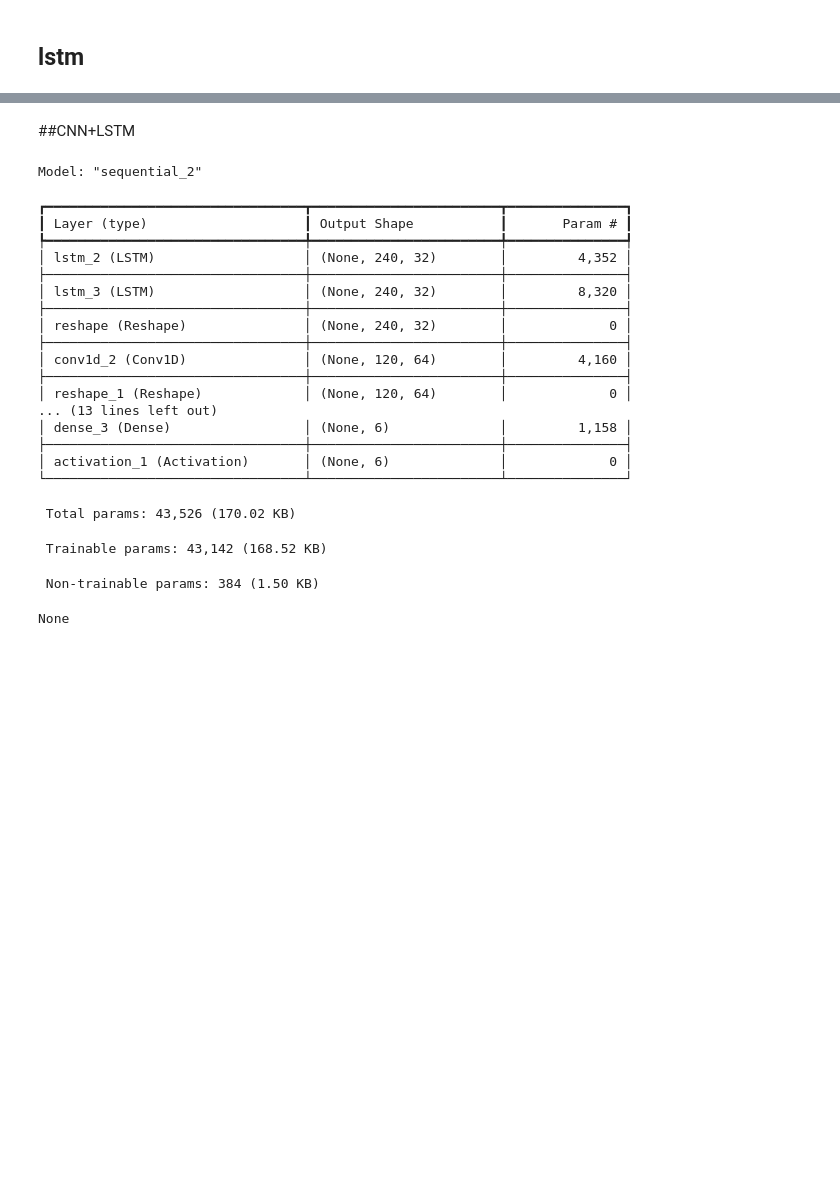
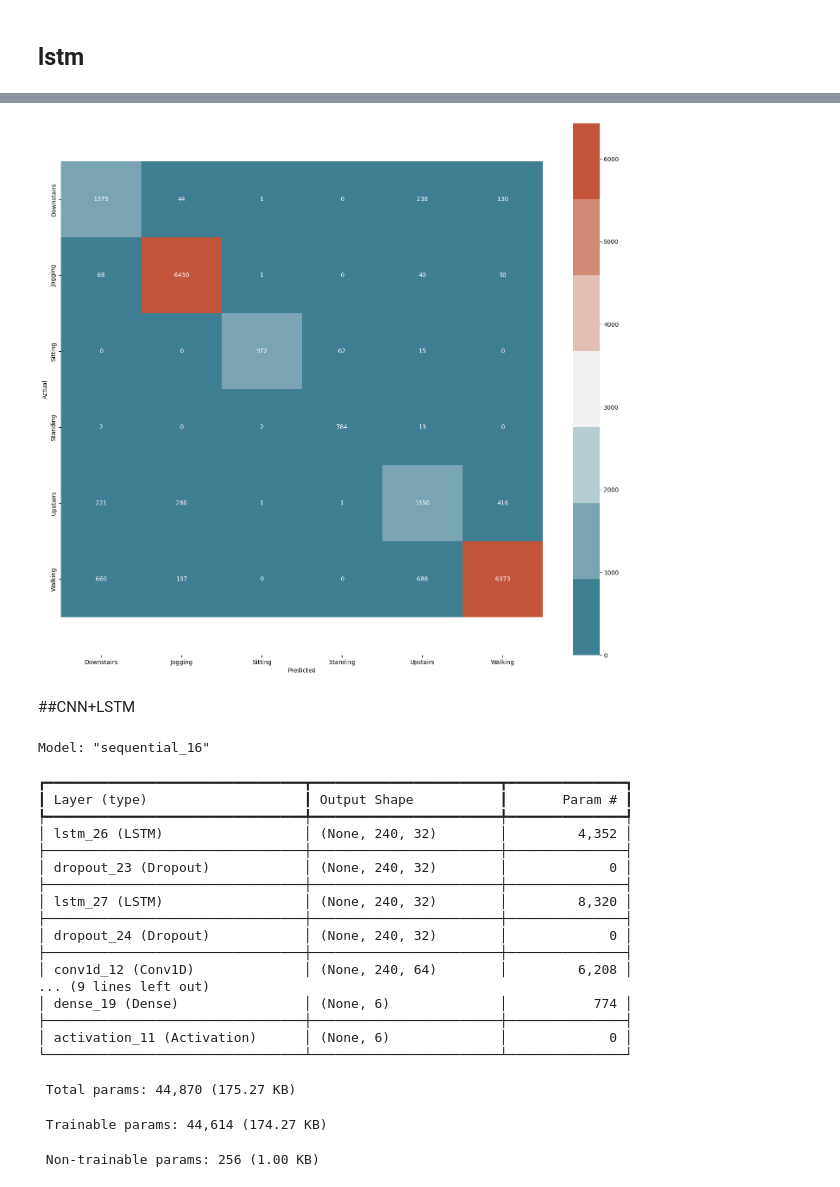
Before and after one commit to aninsung/Machine-Learning-Programming, a Jupyter notebook: 3주차/(CNN,LSTM,CNN+LSTM).ipynb, the cells around one changed output, grey strips where cells are left out. Drawn from its saved outputs; the diff is of its cells as text; code cells hidden in the pictures; blank space fills up the shorter version.

```diff
--- a/3주차/(CNN,LSTM,CNN+LSTM).ipynb
+++ b/3주차/(CNN,LSTM,CNN+LSTM).ipynb
@@ -469,41 +510,67 @@ weighted avg       0.75      0.65      0.65     20334
+# %%
+from sklearn.metrics import confusion_matrix
+import seaborn as sns # Import seaborn
+
+def plot_cm(y_true, y_pred, class_names):
+    cm = confusion_matrix(y_true, y_pred)
+    fig, ax = plt.subplots(figsize=(18, 16))
+    ax = sns.heatmap(cm, annot = True, fmt = "d", cmap = sns.diverging_palette(220, 20, n = 7), ax = ax)
+
+    plt.ylabel("Actual")
+    plt.xlabel("Predicted")
+    ax.set_xticklabels(class_names)
+    ax.set_yticklabels(class_names)
+    b, t = plt.ylim() # discover the values for bottom and top
+    b += 0.5 # Add 0.5 to the bottom
+    t -= 0.5 # Subtract 0.5 from the top
+    plt.ylim(b, t) # update the ylim(bottom, top) values
+    plt.show()
+
+# Use label_encode instead of enc and use y_pred_train from the previous CNN evaluation
+plot_cm(label_encode.inverse_transform(y_train.astype(int)), label_encode.inverse_transform(max_y_pred_train), label_encode.classes_)
+# %% [output]
+[figure, added]
 # %% [markdown]
 ##CNN+LSTM
 # %%
+from keras.models import Sequential
+from keras.layers import LSTM, Conv1D, GlobalAveragePooling1D, Dense, Dropout, BatchNormalization, Activation
+from sklearn.utils.class_weight import compute_class_weight
+import numpy as np
+
 model = Sequential()
-model.add(LSTM(32, return_sequences=True, input_shape=(input_shape,1), activation='relu'))
-model.add(LSTM(32,return_sequences=True, activation='relu'))
-model.add(Reshape((240, 32))) # Remove the extra dimension
-model.add(Conv1D(filters=64,kernel_size=2, activation='relu', strides=2))
-model.add(Reshape((120, 64)))
-model.add(MaxPool1D(pool_size=4, padding='same'))
-model.add(Conv1D(filters=192, kernel_size=2, activation='relu', strides=1))
-model.add(Reshape((29, 192)))
+model.add(LSTM(32, return_sequences=True, input_shape=(input_shape,1)))
+model.add(Dropout(0.3))
+model.add(LSTM(32, return_sequences=True))
+model.add(Dropout(0.3))
+model.add(Conv1D(filters=64, kernel_size=3, activation='relu', padding='same'))
+model.add(Conv1D(filters=128, kernel_size=3, activation='relu', padding='same'))
 model.add(GlobalAveragePooling1D())
 model.add(BatchNormalization(epsilon=1e-06))
 model.add(Dense(6))
 model.add(Activation('softmax'))
 
-print(model.summary())
+model.compile(loss='categorical_crossentropy', optimizer='adam', metrics=['accuracy'])
+model.summary()
 # %% [output]
-Model: "sequential_2"
+Model: "sequential_16"
 ┏━━━━━━━━━━━━━━━━━━━━━━━━━━━━━━━━━┳━━━━━━━━━━━━━━━━━━━━━━━━┳━━━━━━━━━━━━━━━┓
 ┃ Layer (type)                    ┃ Output Shape           ┃       Param # ┃
 ┡━━━━━━━━━━━━━━━━━━━━━━━━━━━━━━━━━╇━━━━━━━━━━━━━━━━━━━━━━━━╇━━━━━━━━━━━━━━━┩
-│ lstm_2 (LSTM)                   │ (None, 240, 32)        │         4,352 │
+│ lstm_26 (LSTM)                  │ (None, 240, 32)        │         4,352 │
 ├─────────────────────────────────┼────────────────────────┼───────────────┤
-│ lstm_3 (LSTM)                   │ (None, 240, 32)        │         8,320 │
+│ dropout_23 (Dropout)            │ (None, 240, 32)        │             0 │
 ├─────────────────────────────────┼────────────────────────┼───────────────┤
-│ reshape (Reshape)               │ (None, 240, 32)        │             0 │
+│ lstm_27 (LSTM)                  │ (None, 240, 32)        │         8,320 │
 ├─────────────────────────────────┼────────────────────────┼───────────────┤
-│ conv1d_2 (Conv1D)               │ (None, 120, 64)        │         4,160 │
+│ dropout_24 (Dropout)            │ (None, 240, 32)        │             0 │
 ├─────────────────────────────────┼────────────────────────┼───────────────┤
-│ reshape_1 (Reshape)             │ (None, 120, 64)        │             0 │
-... (13 lines left out)
-│ dense_3 (Dense)                 │ (None, 6)              │         1,158 │
+│ conv1d_12 (Conv1D)              │ (None, 240, 64)        │         6,208 │
+... (9 lines left out)
+│ dense_19 (Dense)                │ (None, 6)              │           774 │
 ├─────────────────────────────────┼────────────────────────┼───────────────┤
-│ activation_1 (Activation)       │ (None, 6)              │             0 │
+│ activation_11 (Activation)      │ (None, 6)              │             0 │
 └─────────────────────────────────┴────────────────────────┴───────────────┘
- Total params: 43,526 (170.02 KB)
+ Total params: 44,870 (175.27 KB)
- Trainable params: 43,142 (168.52 KB)
+ Trainable params: 44,614 (174.27 KB)
- Non-trainable params: 384 (1.50 KB)
+ Non-trainable params: 256 (1.00 KB)
-None
```
Also changed, not shown: parts of 16 cells of this notebook.
